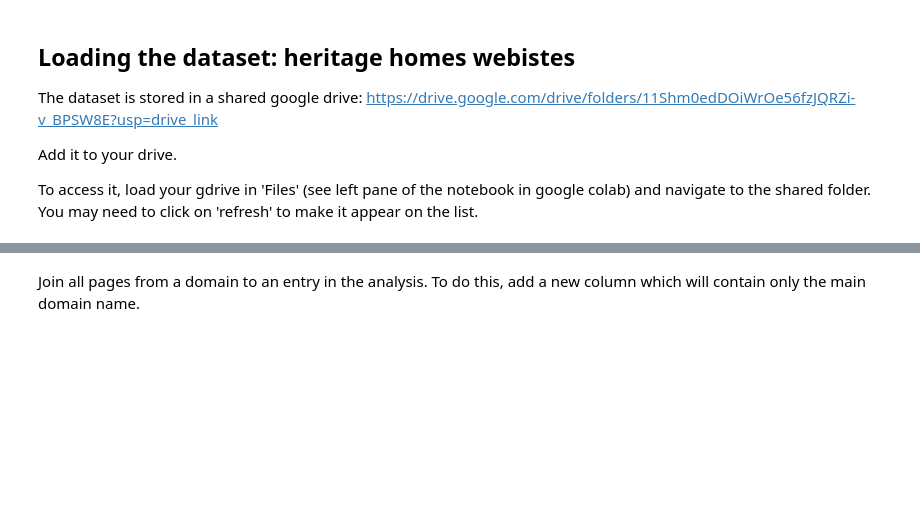
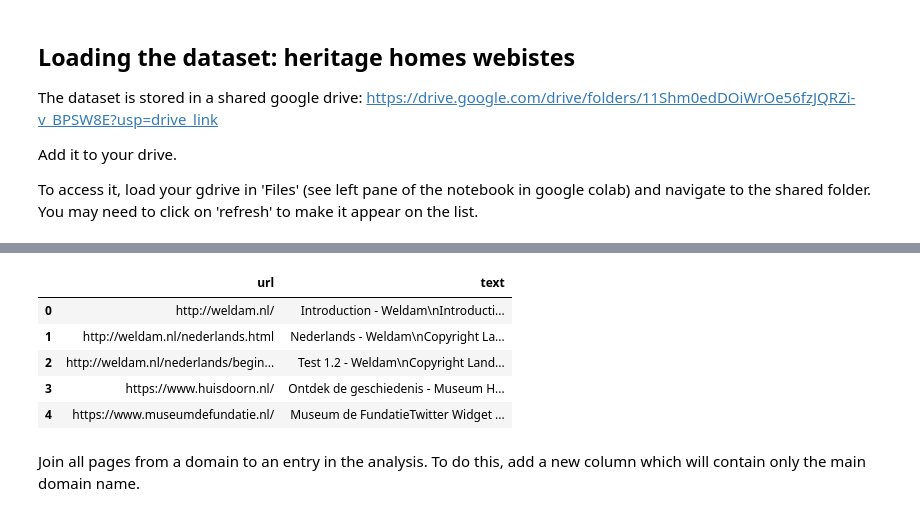
Before and after one commit to jazoza/cultural-data-analysis, a Jupyter notebook: 06_CDA_compare_cc.ipynb, the cells around one changed output, grey strips where cells are left out. Drawn from its saved outputs; the diff is of its cells as text; code cells hidden in the pictures; blank space fills up the shorter version.

```diff
--- a/06_CDA_compare_cc.ipynb
+++ b/06_CDA_compare_cc.ipynb
@@ -39,9 +44,28 @@ raw_data_file = gdrive_path+cc+'_dataset_website-content-crawler.json'
 # %%
-# Import json data from Aipfy scraping
-df=pd.read_json(raw_data_file)
+# Import json data from Aipfy scraping into 4 separate dataframes
+df0=pd.read_json(gdrive_path+cc_list[0]+'_dataset_website-content-crawler.json')
 # select only two columns for analysis: url and text
-df=df[['url','text']]
-# Print the DataFrame
-df.head()
+df0=df0[['url','text']]
+
+df1=pd.read_json(gdrive_path+cc_list[1]+'_dataset_website-content-crawler.json')
+# select only two columns for analysis: url and text
+df1=df1[['url','text']]
+
+df2=pd.read_json(gdrive_path+cc_list[2]+'_dataset_website-content-crawler.json')
+# select only two columns for analysis: url and text
+df2=df2[['url','text']]
+
+df3=pd.read_json(gdrive_path+cc_list[3]+'_dataset_website-content-crawler.json')
+# select only two columns for analysis: url and text
+df3=df3[['url','text']]
+
+df0.head()
+# %% [output]
+|  | url | text |
+| 0 | http://weldam.nl/ | Introduction - Weldam\nIntroducti... |
+| 1 | http://weldam.nl/nederlands.html | Nederlands - Weldam\nCopyright La... |
+| 2 | http://weldam.nl/nederlands/begin... | Test 1.2 - Weldam\nCopyright Land... |
+| 3 | https://www.huisdoorn.nl/ | Ontdek de geschiedenis - Museum H... |
+| 4 | https://www.museumdefundatie.nl/ | Museum de FundatieTwitter Widget ... |
 # %% [markdown]
 Join all pages from a domain to an entry in the analysis. To do this, add a new column which will contain only the main domain name.
```
Also changed, not shown: parts of 33 cells of this notebook.
